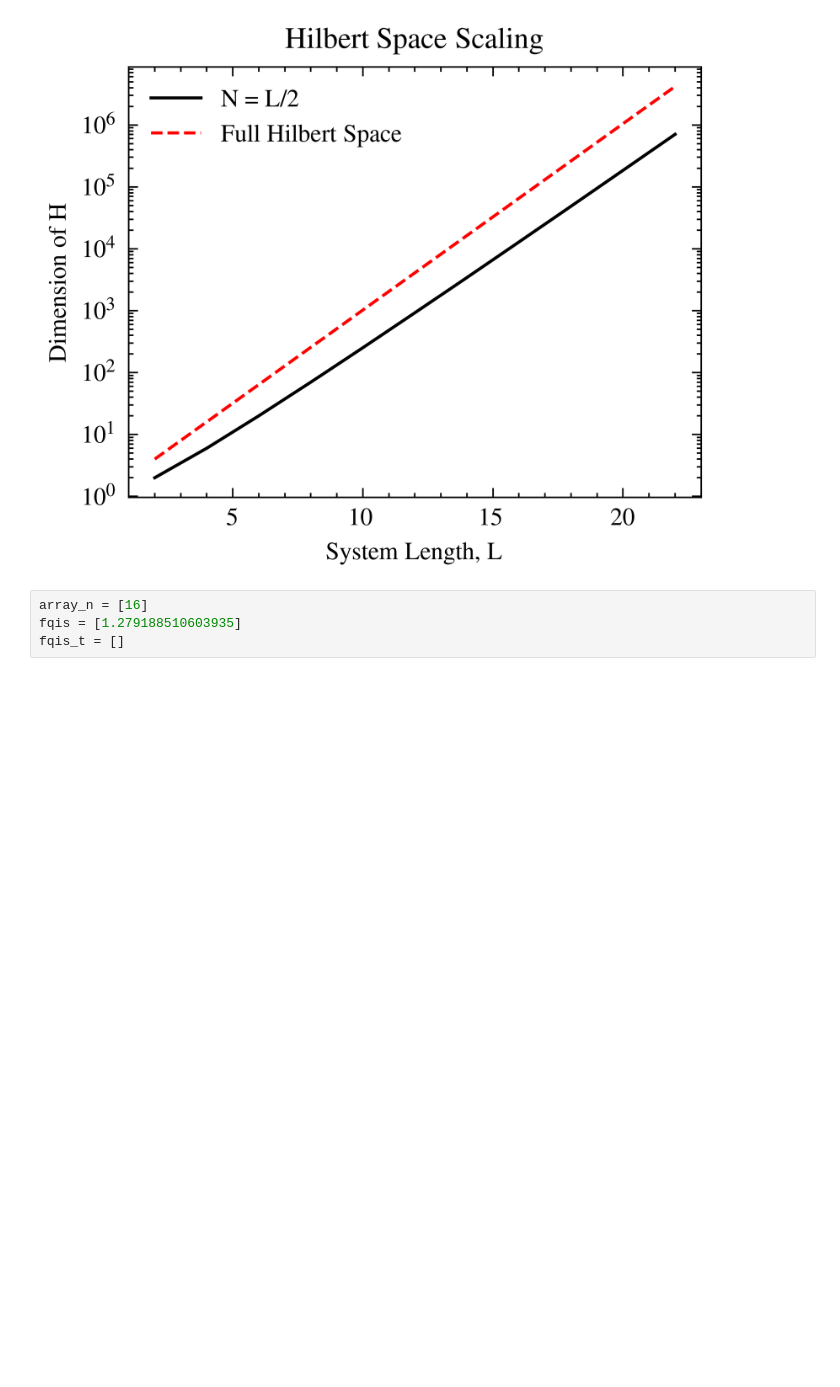
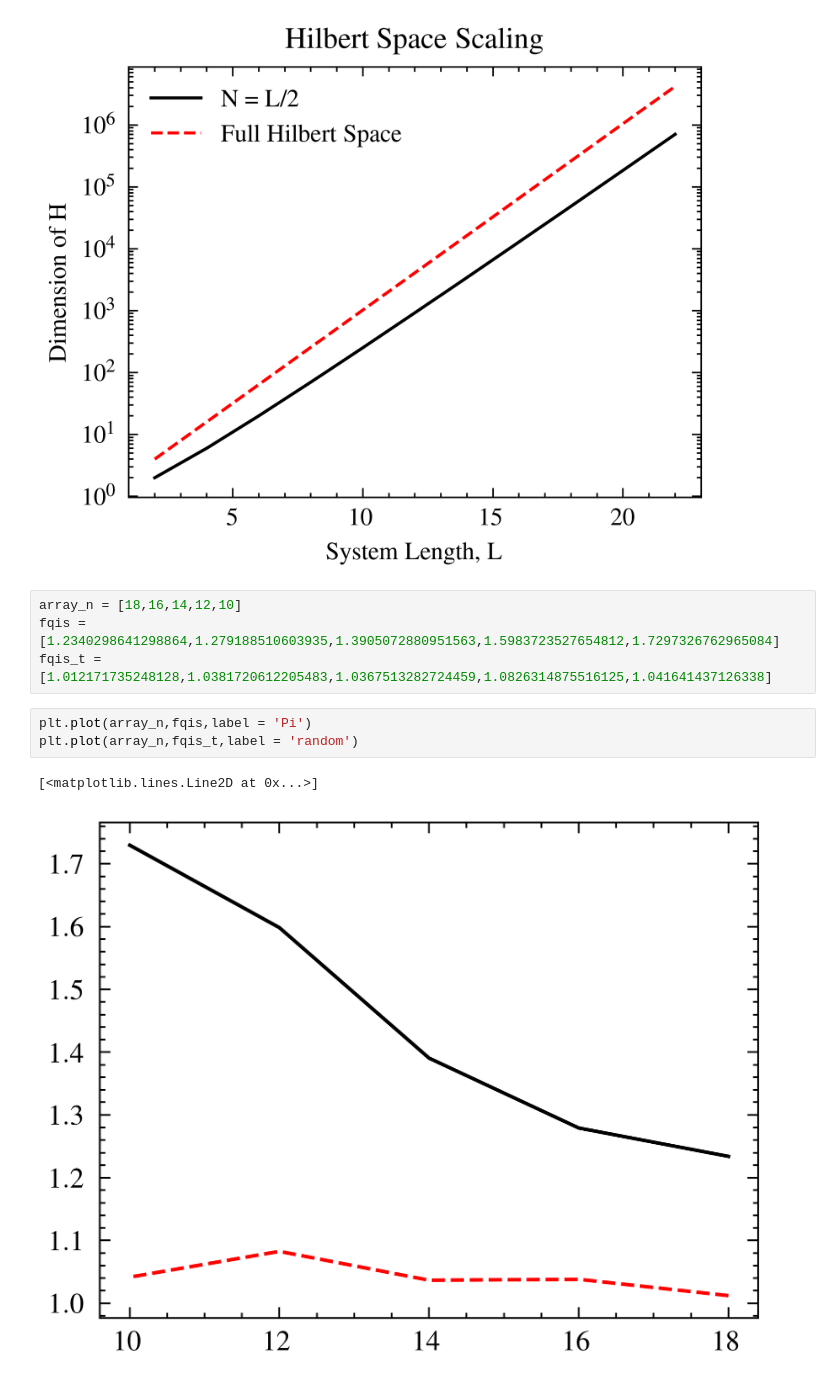
Before and after one commit to CharlieStalker/MPhys_QMBS, a Jupyter notebook: Untitled.ipynb, the cells around one changed output. Drawn from its saved outputs; the diff is of its cells as text; blank space fills up the shorter version.

```diff
--- a/Untitled.ipynb
+++ b/Untitled.ipynb
@@ -159,6 +159,12 @@ plt.savefig('hilbertdims.eps')
 # %% [output]
 [figure]
 # %%
-array_n = [16]
-fqis = [1.279188510603935]
-fqis_t = []
+array_n = [18,16,14,12,10]
+fqis = [1.2340298641298864,1.279188510603935,1.3905072880951563,1.5983723527654812,1.7297326762965084]
+fqis_t = [1.012171735248128,1.0381720612205483,1.0367513282724459,1.0826314875516125,1.041641437126338]
+# %%
+plt.plot(array_n,fqis,label = 'Pi')
+plt.plot(array_n,fqis_t,label = 'random')
+# %% [output]
+[<matplotlib.lines.Line2D at 0x...>]
+[figure, added]
```
Also changed, not shown: 8 other files.
